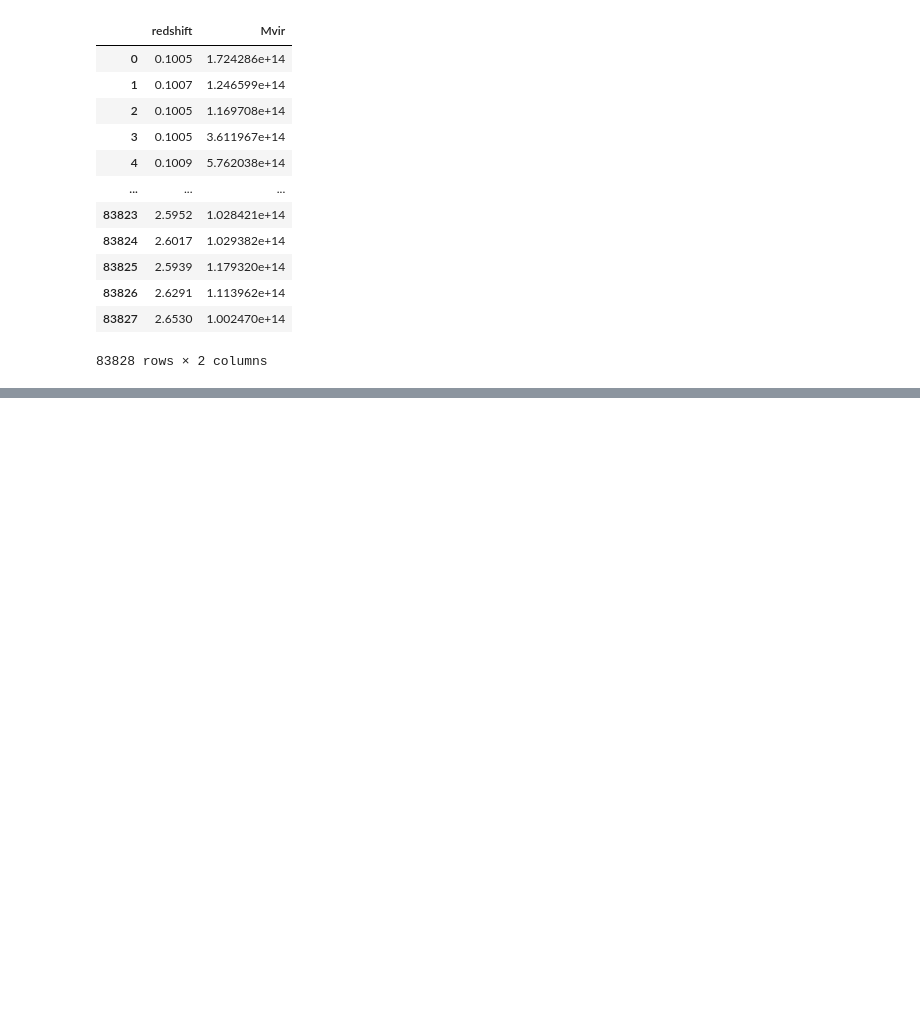
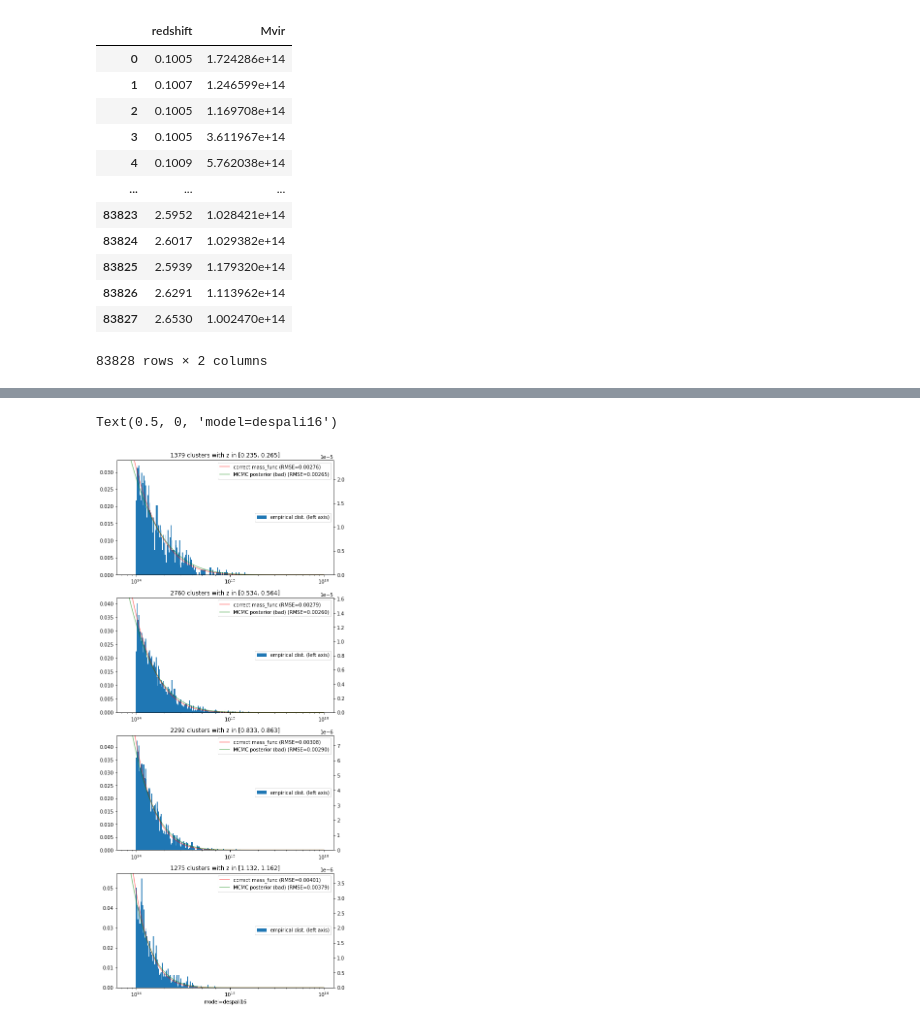
Before and after one commit to zlin7dev/deepszUQ, a Jupyter notebook: cosmo/massfunc_compare.ipynb, the cells around one changed output, grey strips where cells are left out. Drawn from its saved outputs; the diff is of its cells as text; code cells hidden in the pictures; blank space fills up the shorter version.

```diff
--- a/cosmo/massfunc_compare.ipynb
+++ b/cosmo/massfunc_compare.ipynb
@@ -32,20 +42,19 @@ df
 # %%
 
-from colossus.cosmology import cosmology as cocosmology
-from colossus.lss import mass_function
 cosmology = {
-                 'Omega_m': 0.264,
+                 #'Omega_m': 0.264,
+    'Omega_m': 0.33,
                  'Omega_b': 0.044, #block.get_double('cosmological_parameters', 'Omega_b'),
-                 'Omega_l': 0.736,
                  'w0': -1.0,
                  'wa': 0.0,
                  'h': 0.71,
-                 'sigma8': 0.80,
+                 #'sigma8': 0.80,
+    'sigma8': 0.88,
                  'ns': 0.96,
                  'mass_bias': 1.0,
                  'Tcmb0' : 2.726,
     }
-
+cosmology['Omega_l'] = cosmology['Omega_m']
 co_params = {'flat': True}
 for me,co in zip(['h', 'Omega_m', 'Omega_b', 'sigma8', 'ns', 'Tcmb0'],
                      ['H0', 'Om0', 'Ob0', 'sigma8', 'ns', 'Tcmb0']):
@@ -53,6 +62,8 @@ for me,co in zip(['h', 'Omega_m', 'Omega_b', 'sigma8', 'ns', 'Tcmb0'],
 co_params['H0']*= 100
 
 _ = cocosmology.setCosmology('', co_params)
+
+bad_massfunc = np.array([mass_function.massFunction(M_arr, z, mdef='vir', model='despali16', q_in='M', q_out='dndlnM') for z in z_arr])
 cosmo = cocosmology.getCurrent()
 #https://lambda.gsfc.nasa.gov/simulation/full_sky_sims_readme_sz.html has the true params
 cosmo.__dict__
@@ -92,0 +178,11 @@ z in [0.5338582677165354, 0.5637795275590551]
+# %%
+
+fig, axes = plt.subplots(nrows=len(z_locs), figsize=(8, 5 * len(z_locs)))
+
+
+for i, z_loc in enumerate(z_locs):
+    plot_massfunc_by_redshift(z_loc, axes[i], massfunc, other_mass_funcs={"MCMC posterior (bad)": bad_massfunc}, align_others=True)
+axes[-1].set_xlabel('model=despali16')
+# %% [output]
+Text(0.5, 0, 'model=despali16')
+[figure, added]
```
Also changed, not shown: parts of 7 cells of this notebook, 2 other files.
